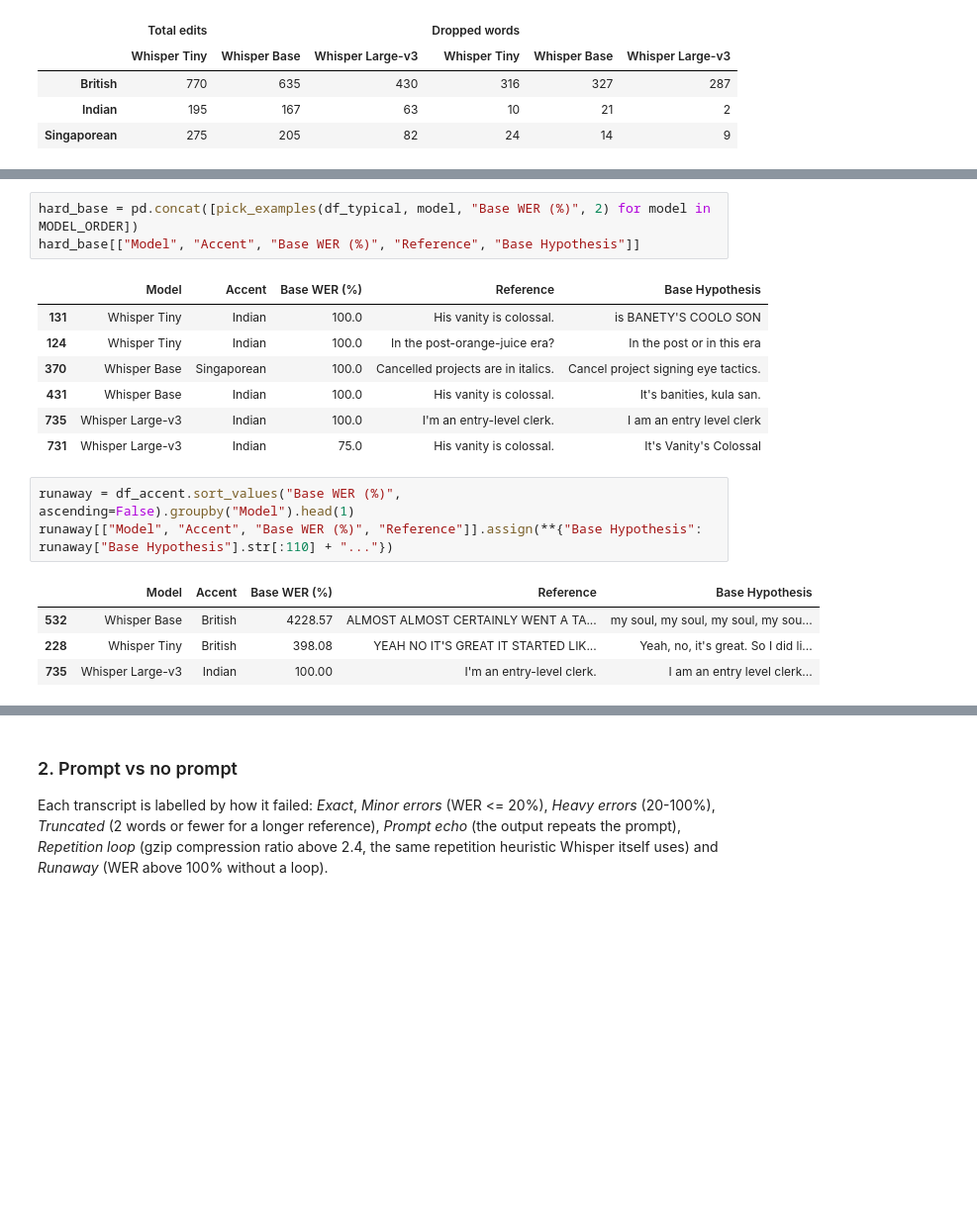
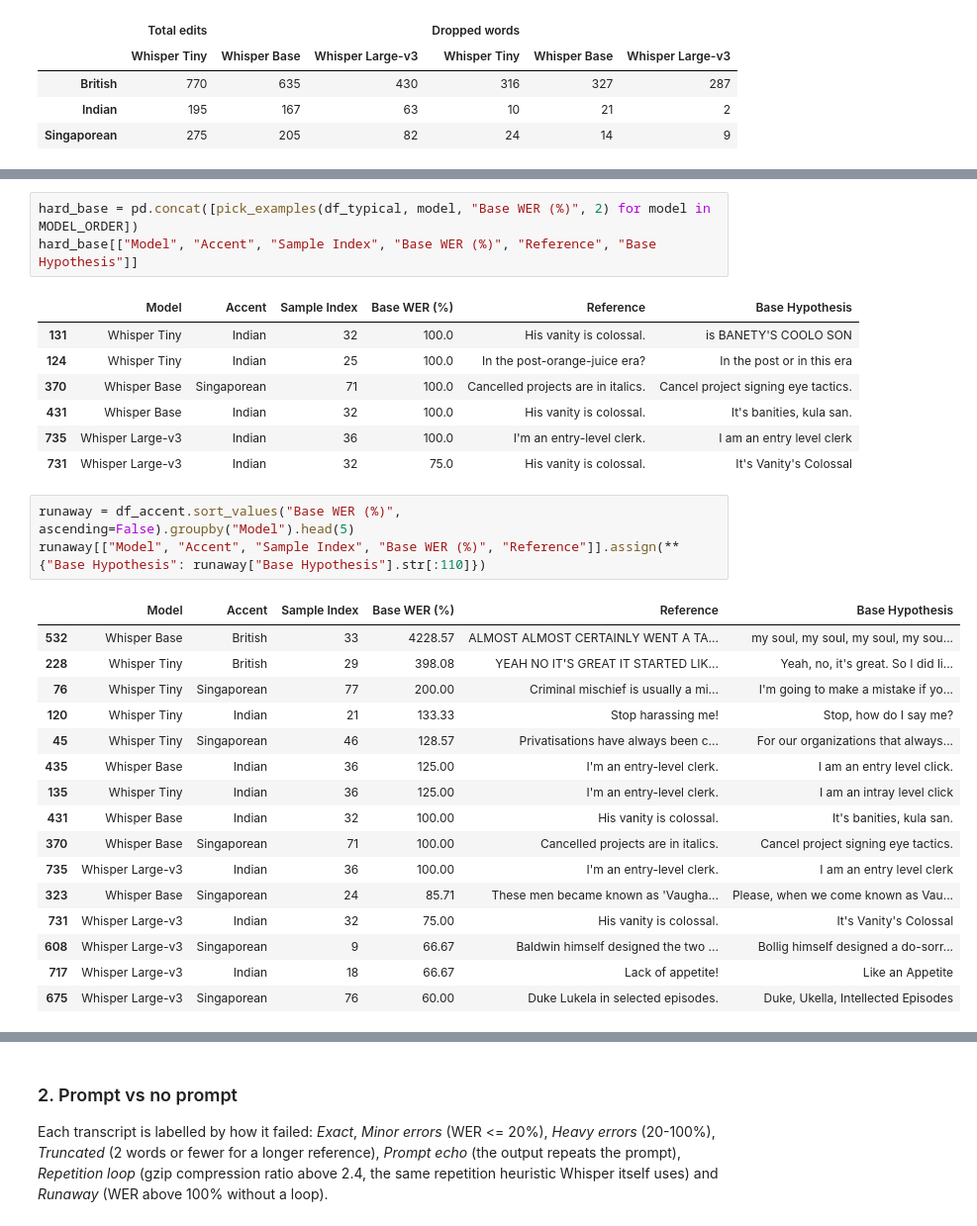
Before and after one commit to finnlimjc/AI-Systems-Evaluation, a Jupyter notebook: notebooks/results_analysis.ipynb, the cells around one changed output, grey strips where cells are left out. Shown at 99% size. Cells and saved outputs as stored; diff of their text form; blank space fills up the shorter version.

```diff
--- a/notebooks/results_analysis.ipynb
+++ b/notebooks/results_analysis.ipynb
@@ -267,19 +308,31 @@ reference_style
 # %%
 hard_base = pd.concat([pick_examples(df_typical, model, "Base WER (%)", 2) for model in MODEL_ORDER])
-hard_base[["Model", "Accent", "Base WER (%)", "Reference", "Base Hypothesis"]]
+hard_base[["Model", "Accent", "Sample Index", "Base WER (%)", "Reference", "Base Hypothesis"]]
 # %% [output]
-|  | Model | Accent | Base WER (%) | Reference | Base Hypothesis |
-| 131 | Whisper Tiny | Indian | 100.0 | His vanity is colossal. | is BANETY'S COOLO SON |
-| 124 | Whisper Tiny | Indian | 100.0 | In the post-orange-juice era? | In the post or in this era |
-| 370 | Whisper Base | Singaporean | 100.0 | Cancelled projects are in italics. | Cancel project signing eye tactics. |
-| 431 | Whisper Base | Indian | 100.0 | His vanity is colossal. | It's banities, kula san. |
-| 735 | Whisper Large-v3 | Indian | 100.0 | I'm an entry-level clerk. | I am an entry level clerk |
-| 731 | Whisper Large-v3 | Indian | 75.0 | His vanity is colossal. | It's Vanity's Colossal |
+|  | Model | Accent | Sample Index | Base WER (%) | Reference | Base Hypothesis |
+| 131 | Whisper Tiny | Indian | 32 | 100.0 | His vanity is colossal. | is BANETY'S COOLO SON |
+| 124 | Whisper Tiny | Indian | 25 | 100.0 | In the post-orange-juice era? | In the post or in this era |
+| 370 | Whisper Base | Singaporean | 71 | 100.0 | Cancelled projects are in italics. | Cancel project signing eye tactics. |
+| 431 | Whisper Base | Indian | 32 | 100.0 | His vanity is colossal. | It's banities, kula san. |
+| 735 | Whisper Large-v3 | Indian | 36 | 100.0 | I'm an entry-level clerk. | I am an entry level clerk |
+| 731 | Whisper Large-v3 | Indian | 32 | 75.0 | His vanity is colossal. | It's Vanity's Colossal |
 # %%
-runaway = df_accent.sort_values("Base WER (%)", ascending=False).groupby("Model").head(1)
-runaway[["Model", "Accent", "Base WER (%)", "Reference"]].assign(**{"Base Hypothesis": runaway["Base Hypothesis"].str[:110] + "..."})
+runaway = df_accent.sort_values("Base WER (%)", ascending=False).groupby("Model").head(5)
+runaway[["Model", "Accent", "Sample Index", "Base WER (%)", "Reference"]].assign(**{"Base Hypothesis": runaway["Base Hypothesis"].str[:110]})
 # %% [output]
-|  | Model | Accent | Base WER (%) | Reference | Base Hypothesis |
-| 532 | Whisper Base | British | 4228.57 | ALMOST ALMOST CERTAINLY WENT A TA... | my soul, my soul, my soul, my sou... |
-| 228 | Whisper Tiny | British | 398.08 | YEAH NO IT'S GREAT IT STARTED LIK... | Yeah, no, it's great. So I did li... |
-| 735 | Whisper Large-v3 | Indian | 100.00 | I'm an entry-level clerk. | I am an entry level clerk... |
+|  | Model | Accent | Sample Index | Base WER (%) | Reference | Base Hypothesis |
+| 532 | Whisper Base | British | 33 | 4228.57 | ALMOST ALMOST CERTAINLY WENT A TA... | my soul, my soul, my soul, my sou... |
+| 228 | Whisper Tiny | British | 29 | 398.08 | YEAH NO IT'S GREAT IT STARTED LIK... | Yeah, no, it's great. So I did li... |
+| 76 | Whisper Tiny | Singaporean | 77 | 200.00 | Criminal mischief is usually a mi... | I'm going to make a mistake if yo... |
+| 120 | Whisper Tiny | Indian | 21 | 133.33 | Stop harassing me! | Stop, how do I say me? |
+| 45 | Whisper Tiny | Singaporean | 46 | 128.57 | Privatisations have always been c... | For our organizations that always... |
+| 435 | Whisper Base | Indian | 36 | 125.00 | I'm an entry-level clerk. | I am an entry level click. |
+| 135 | Whisper Tiny | Indian | 36 | 125.00 | I'm an entry-level clerk. | I am an intray level click |
+| 431 | Whisper Base | Indian | 32 | 100.00 | His vanity is colossal. | It's banities, kula san. |
+| 370 | Whisper Base | Singaporean | 71 | 100.00 | Cancelled projects are in italics. | Cancel project signing eye tactics. |
+| 735 | Whisper Large-v3 | Indian | 36 | 100.00 | I'm an entry-level clerk. | I am an entry level clerk |
+| 323 | Whisper Base | Singaporean | 24 | 85.71 | These men became known as 'Vaugha... | Please, when we come known as Vau... |
+| 731 | Whisper Large-v3 | Indian | 32 | 75.00 | His vanity is colossal. | It's Vanity's Colossal |
+| 608 | Whisper Large-v3 | Singaporean | 9 | 66.67 | Baldwin himself designed the two ... | Bollig himself designed a do-sorr... |
+| 717 | Whisper Large-v3 | Indian | 18 | 66.67 | Lack of appetite! | Like an Appetite |
+| 675 | Whisper Large-v3 | Singaporean | 76 | 60.00 | Duke Lukela in selected episodes. | Duke, Ukella, Intellected Episodes |
```
Also changed, not shown: parts of 34 cells of this notebook, 2 other files.
